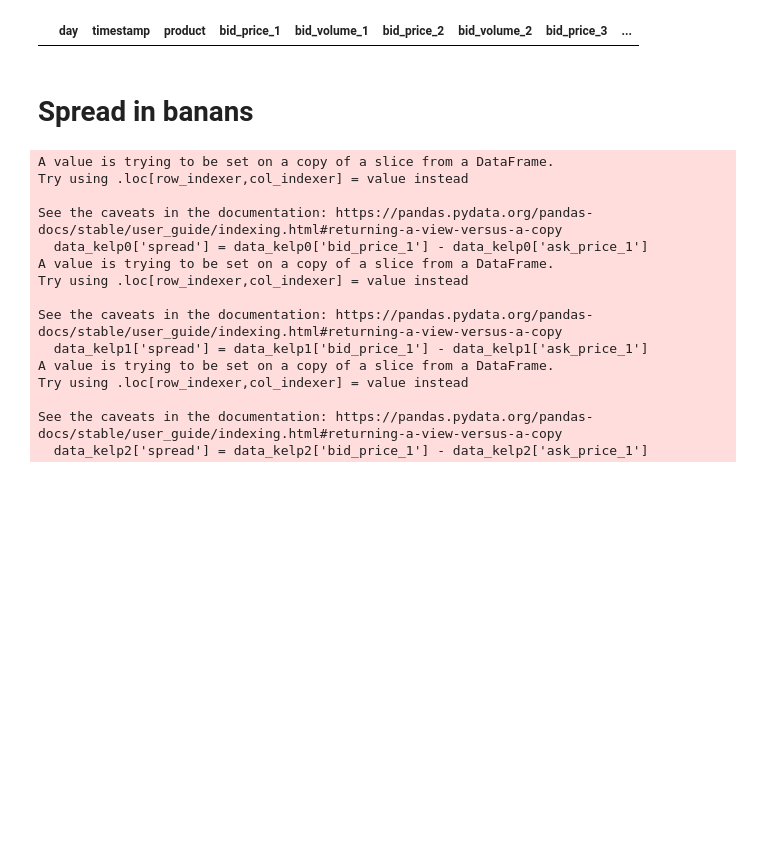
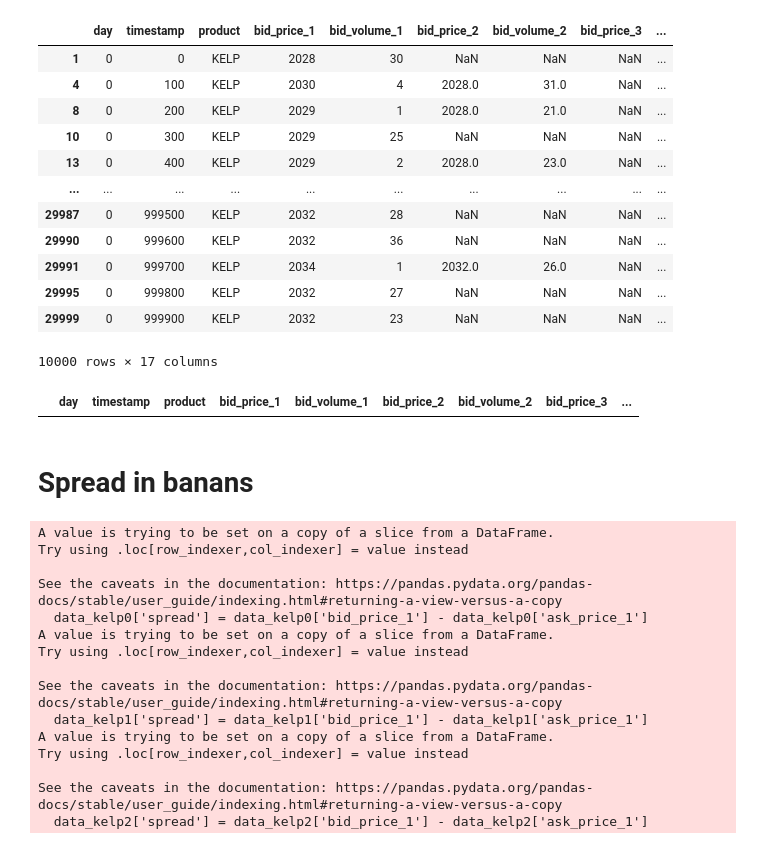
Before and after one commit to Albertyangyhm/IMC_Prosperity, a Jupyter notebook: notebooks/01-round1-bananas_pears.ipynb, the cells around one changed output. Cells and saved outputs as stored; diff of their text form; code cells hidden in the pictures; blank space fills up the shorter version.

```diff
--- a/notebooks/01-round1-bananas_pears.ipynb
+++ b/notebooks/01-round1-bananas_pears.ipynb
@@ -20,3 +18,19 @@ data_kelp2 = data2.loc[data2['product'] == 'KELP']
+# %%
+data_kelp0
+# %% [output]
+|  | day | timestamp | product | bid_price_1 | bid_volume_1 | bid_price_2 | bid_volume_2 | bid_price_3 | ... |
+| 1 | 0 | 0 | KELP | 2028 | 30 | NaN | NaN | NaN | ... |
+| 4 | 0 | 100 | KELP | 2030 | 4 | 2028.0 | 31.0 | NaN | ... |
+| 8 | 0 | 200 | KELP | 2029 | 1 | 2028.0 | 21.0 | NaN | ... |
+| 10 | 0 | 300 | KELP | 2029 | 25 | NaN | NaN | NaN | ... |
+| 13 | 0 | 400 | KELP | 2029 | 2 | 2028.0 | 23.0 | NaN | ... |
+| ... | ... | ... | ... | ... | ... | ... | ... | ... | ... |
+| 29987 | 0 | 999500 | KELP | 2032 | 28 | NaN | NaN | NaN | ... |
+| 29990 | 0 | 999600 | KELP | 2032 | 36 | NaN | NaN | NaN | ... |
+| 29991 | 0 | 999700 | KELP | 2034 | 1 | 2032.0 | 26.0 | NaN | ... |
+| 29995 | 0 | 999800 | KELP | 2032 | 27 | NaN | NaN | NaN | ... |
+| 29999 | 0 | 999900 | KELP | 2032 | 23 | NaN | NaN | NaN | ... |
+10000 rows × 17 columns
 # %%
 data_pearls
 # %% [output]
```
Also changed, not shown: parts of 1 cell of this notebook, 11 other files.
